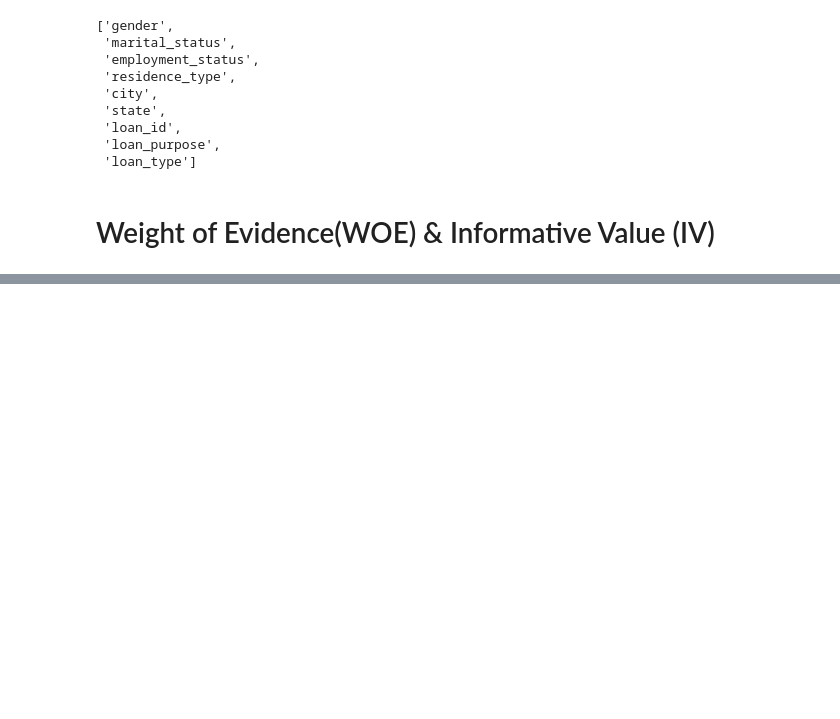
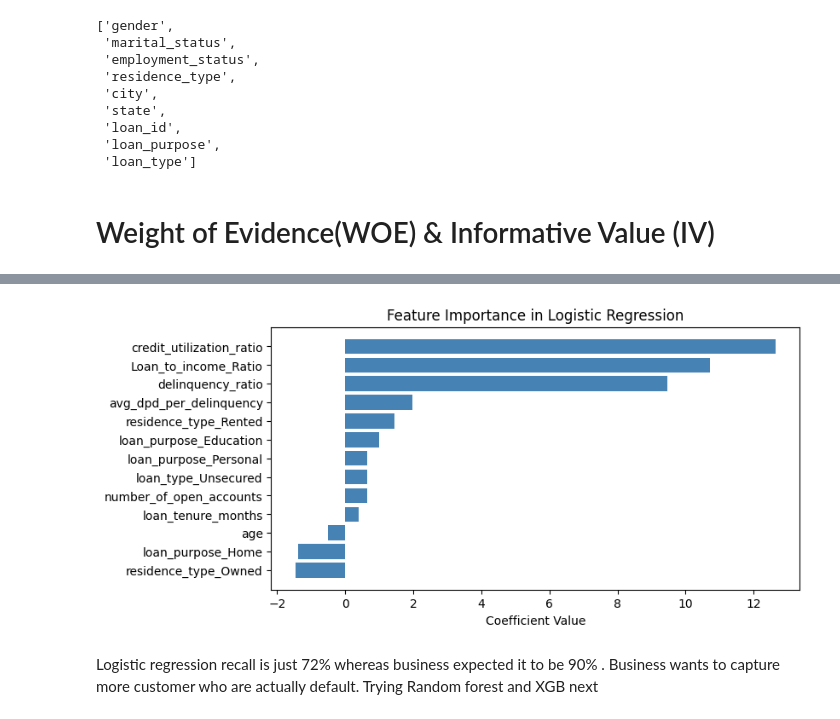
Before and after one commit to praghi/Credit_Risk_Modelling_Prediction, a Jupyter notebook: creditriskprediction.ipynb, the cells around one changed output, grey strips where cells are left out. Cells and saved outputs as stored; diff of their text form; code cells hidden in the pictures; blank space fills up the shorter version.

```diff
--- a/creditriskprediction.ipynb
+++ b/creditriskprediction.ipynb
@@ -721,0 +811,3 @@ columns_categorical
+# %%
+selected_features_iv = [feature for feature, iv in iv_value.items() if iv > 0.02]
+selected_features_iv
@@ -721,0 +827,8 @@ columns_categorical
+# %%
+X_train_reduced = X_train_1[selected_features_iv]
+X_test_reduced = X_test_1[selected_features_iv]
+# %%
+# Create dummies encoding
+
+X_train_encoded = pd.get_dummies(X_train_reduced, drop_first=True)
+X_test_encoded = pd.get_dummies(X_test_reduced, drop_first=True)
@@ -721,0 +854,6 @@ columns_categorical
+# %%
+model = LogisticRegression()
+model.fit(X_train_encoded, y_train)
+y_pred = model.predict(X_test_encoded)
+report = classification_report(y_test, y_pred)
+print(report)
@@ -721,0 +869,19 @@ columns_categorical
+# %%
+feature_importance = model.coef_[0]
+
+# Create a DataFrame for easier handling
+coef_df = pd.DataFrame(feature_importance, index=X_train_encoded.columns, columns=['Coefficients'])
+
+# Sort the coefficients for better visualization
+coef_df = coef_df.sort_values(by='Coefficients', ascending=True)
+
+# Plotting
+plt.figure(figsize=(8, 4))
+plt.barh(coef_df.index, coef_df['Coefficients'], color='steelblue')
+plt.xlabel('Coefficient Value')
+plt.title('Feature Importance in Logistic Regression')
+plt.show()
+# %% [output]
+[figure, added]
+# %% [markdown]
+Logistic regression recall is just 72% whereas business expected it to be 90% . Business wants to capture more customer who are actually default. Trying Random forest and XGB next
```
Also changed, not shown: parts of 23 cells of this notebook.
